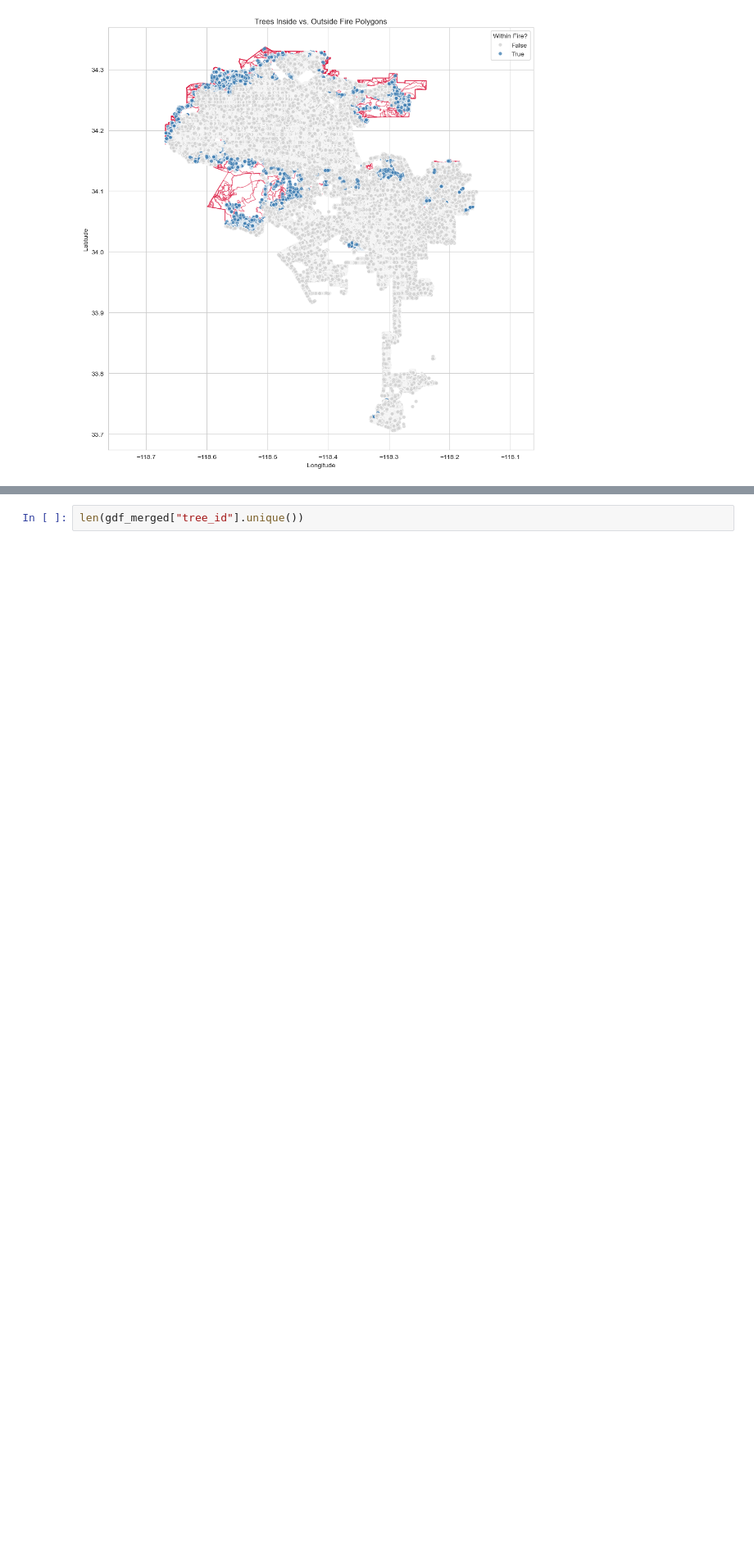
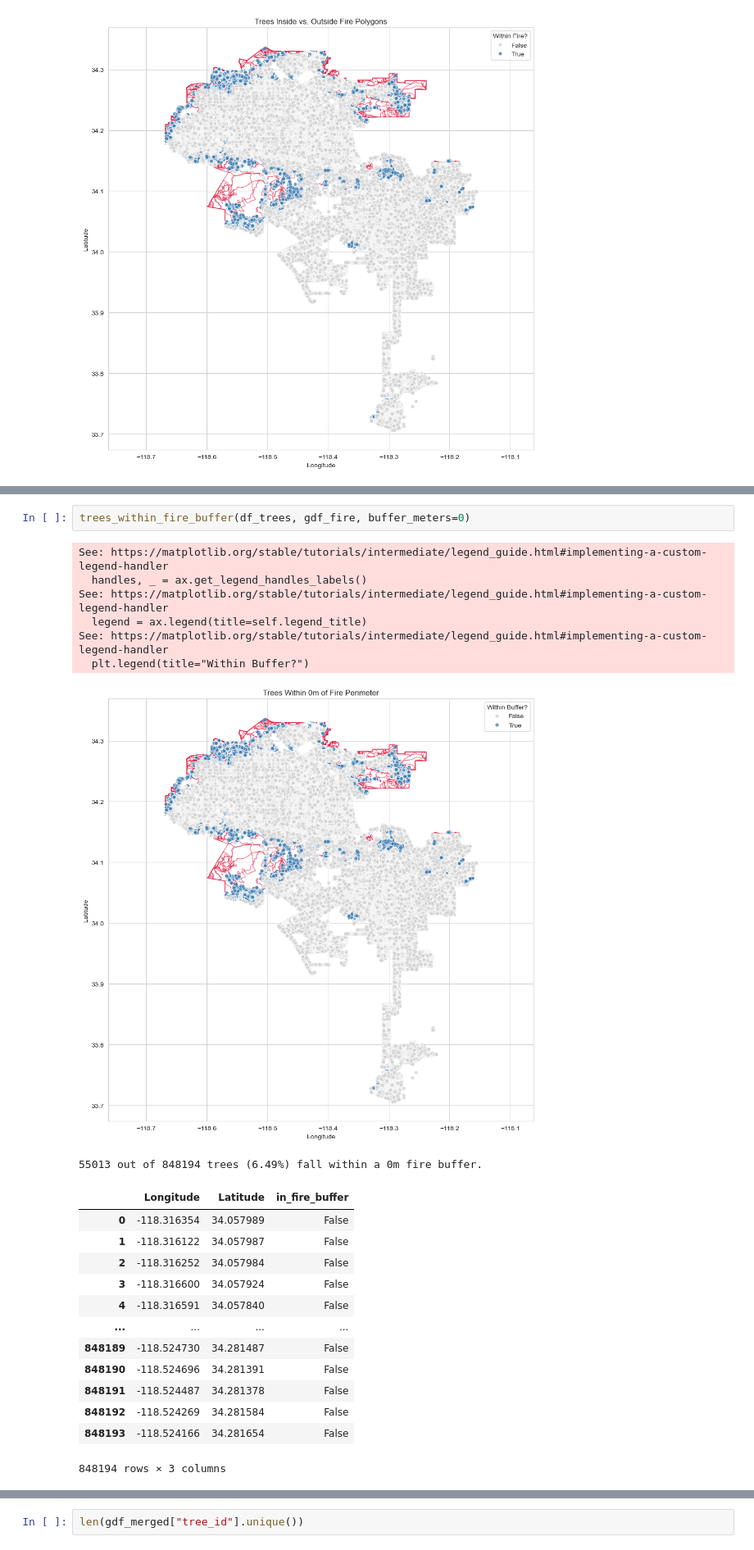
Before and after one commit to GitData-GA/FireScape, a Jupyter notebook: fire_data_preprocess.ipynb, the cells around one changed output, grey strips where cells are left out. Shown at 82% size. Cells and saved outputs as stored; diff of their text form; blank space fills up the shorter version.

```diff
--- a/fire_data_preprocess.ipynb
+++ b/fire_data_preprocess.ipynb
@@ -404,0 +433,24 @@ print(f"{trees_in_fire} out of {total_trees} trees fall within a fire perimeter.
+# %%
+trees_within_fire_buffer(df_trees, gdf_fire, buffer_meters=0)
+# %% [output]
+See: https://matplotlib.org/stable/tutorials/intermediate/legend_guide.html#implementing-a-custom-legend-handler
+  handles, _ = ax.get_legend_handles_labels()
+See: https://matplotlib.org/stable/tutorials/intermediate/legend_guide.html#implementing-a-custom-legend-handler
+  legend = ax.legend(title=self.legend_title)
+See: https://matplotlib.org/stable/tutorials/intermediate/legend_guide.html#implementing-a-custom-legend-handler
+  plt.legend(title="Within Buffer?")
+[figure, added]
+55013 out of 848194 trees (6.49%) fall within a 0m fire buffer.
+|  | Longitude | Latitude | in_fire_buffer |
+| 0 | -118.316354 | 34.057989 | False |
+| 1 | -118.316122 | 34.057987 | False |
+| 2 | -118.316252 | 34.057984 | False |
+| 3 | -118.316600 | 34.057924 | False |
+| 4 | -118.316591 | 34.057840 | False |
+| ... | ... | ... | ... |
+| 848189 | -118.524730 | 34.281487 | False |
+| 848190 | -118.524696 | 34.281391 | False |
+| 848191 | -118.524487 | 34.281378 | False |
+| 848192 | -118.524269 | 34.281584 | False |
+| 848193 | -118.524166 | 34.281654 | False |
+848194 rows × 3 columns
```
Also changed, not shown: parts of 52 cells of this notebook.
